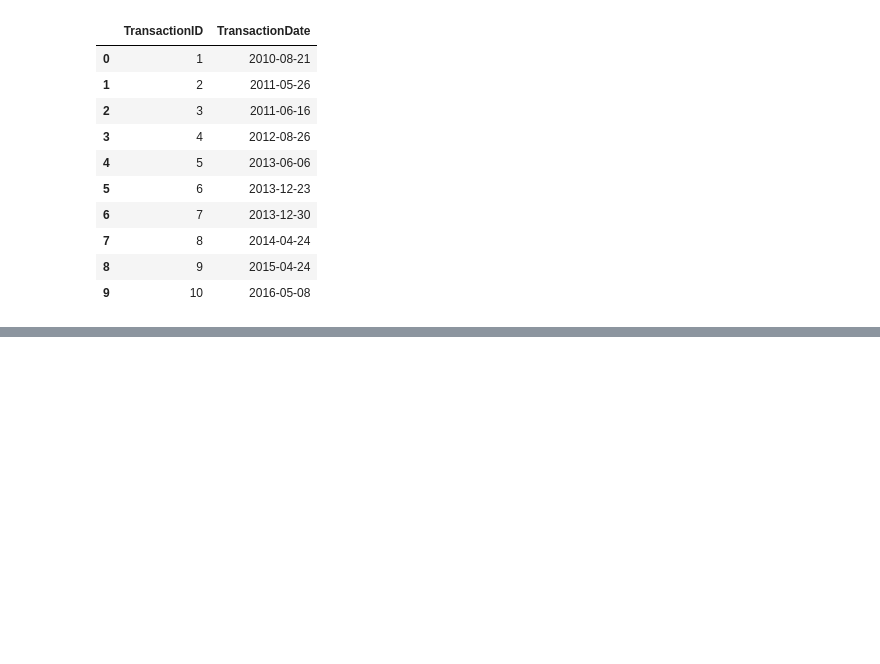
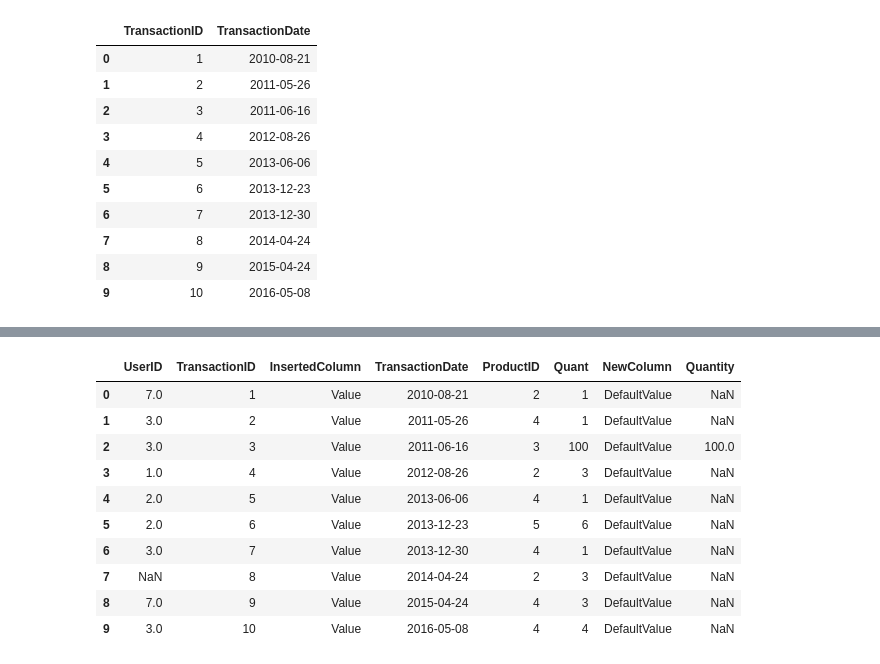
Before and after one commit to mudavathkalyan/ML, a Jupyter notebook: week1/LAB_1prob.ipynb, the cells around one changed output, grey strips where cells are left out. Drawn from its saved outputs; the diff is of its cells as text; code cells hidden in the pictures; blank space fills up the shorter version.

```diff
--- a/week1/LAB_1prob.ipynb
+++ b/week1/LAB_1prob.ipynb
@@ -387,0 +441,3 @@ df[['TransactionID','TransactionDate']]
+# %%
+# 35. Inserting and updating values
+df['NewColumn'] = 'DefaultValue'
@@ -387,0 +464,2 @@ df[['TransactionID','TransactionDate']]
+# %%
+df.insert(2, 'InsertedColumn', 'Value')  # Inserts at index 2
@@ -387,0 +482,14 @@ df[['TransactionID','TransactionDate']]
+# %%
+df
+# %% [output]
+|  | UserID | TransactionID | InsertedColumn | TransactionDate | ProductID | Quant | NewColumn | Quantity |
+| 0 | 7.0 | 1 | Value | 2010-08-21 | 2 | 1 | DefaultValue | NaN |
+| 1 | 3.0 | 2 | Value | 2011-05-26 | 4 | 1 | DefaultValue | NaN |
+| 2 | 3.0 | 3 | Value | 2011-06-16 | 3 | 100 | DefaultValue | 100.0 |
+| 3 | 1.0 | 4 | Value | 2012-08-26 | 2 | 3 | DefaultValue | NaN |
+| 4 | 2.0 | 5 | Value | 2013-06-06 | 4 | 1 | DefaultValue | NaN |
+| 5 | 2.0 | 6 | Value | 2013-12-23 | 5 | 6 | DefaultValue | NaN |
+| 6 | 3.0 | 7 | Value | 2013-12-30 | 4 | 1 | DefaultValue | NaN |
+| 7 | NaN | 8 | Value | 2014-04-24 | 2 | 3 | DefaultValue | NaN |
+| 8 | 7.0 | 9 | Value | 2015-04-24 | 4 | 3 | DefaultValue | NaN |
+| 9 | 3.0 | 10 | Value | 2016-05-08 | 4 | 4 | DefaultValue | NaN |
```
Also changed, not shown: parts of 15 cells of this notebook, 1 other file.
